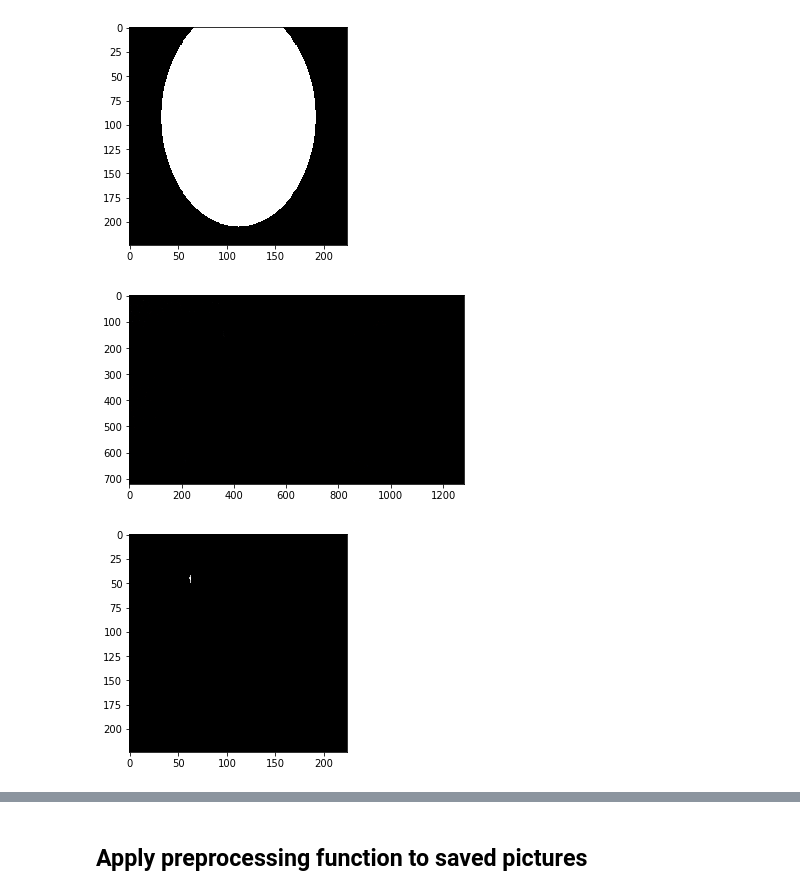
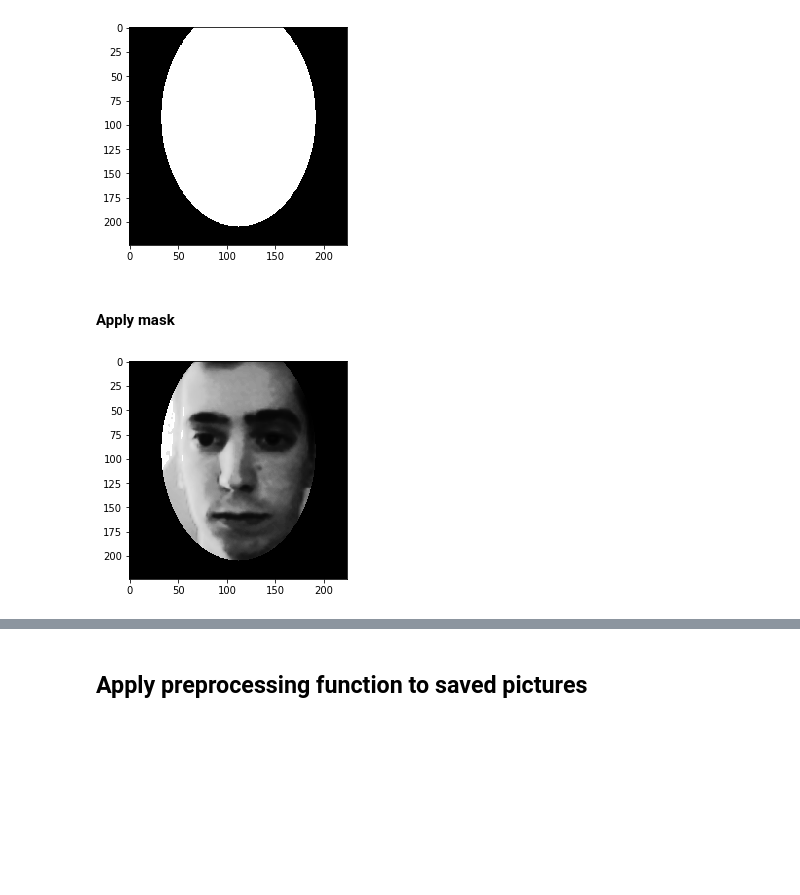
Before and after one commit to GianCarloMilanese/dsim_project, a Jupyter notebook: Images/1_preprocess_pictures.ipynb, the cells around one changed output, grey strips where cells are left out. Drawn from its saved outputs; the diff is of its cells as text; code cells hidden in the pictures; blank space fills up the shorter version.

Commit message:
Add explanations in 1_preprocess_pictures; remove old comments

```diff
--- a/Images/1_preprocess_pictures.ipynb
+++ b/Images/1_preprocess_pictures.ipynb
@@ -28,0 +55,4 @@ fa = FaceAligner(predictor, desiredFaceWidth=224)
+# %%
+gray = cv.cvtColor(img, cv.COLOR_BGR2GRAY)
+plt.imshow(gray, cmap="gray")
+plt.show()
@@ -28,0 +63,4 @@ fa = FaceAligner(predictor, desiredFaceWidth=224)
+# %%
+gray = imutils.resize(gray, width=100)
+plt.imshow(gray, cmap="gray")
+plt.show()
@@ -28,0 +71,5 @@ fa = FaceAligner(predictor, desiredFaceWidth=224)
+# %%
+faces = detector(gray, 2)
+gray = fa.align(gray, gray, faces[0])
+plt.imshow(gray, cmap="gray")
+plt.show()
@@ -28,0 +80,4 @@ fa = FaceAligner(predictor, desiredFaceWidth=224)
+# %%
+gray = cv.equalizeHist(gray)
+plt.imshow(gray, cmap="gray")
+plt.show()
@@ -32,15 +91,11 @@ plt.imshow(mask, cmap="gray")
 plt.show()
 # %% [output]
 [figure]
-# %%
-img = utils_2d.take_bgr_picture()
-plt.imshow(img[:,:,::-1])
-plt.show()
-# %% [output]
-[figure, removed]
+# %% [markdown]
+#### Apply mask
 # %%
-processed_face = utils_2d.preprocess_img(img, mask, 200, detector, fa)
-plt.imshow(processed_face, cmap="gray")
+gray[~mask] = 0
+plt.imshow(gray, cmap="gray")
 plt.show()
 # %% [output]
-[figure, old version]
+[figure, new version]
```
Also changed, not shown: parts of 21 cells of this notebook, 1 other file.
